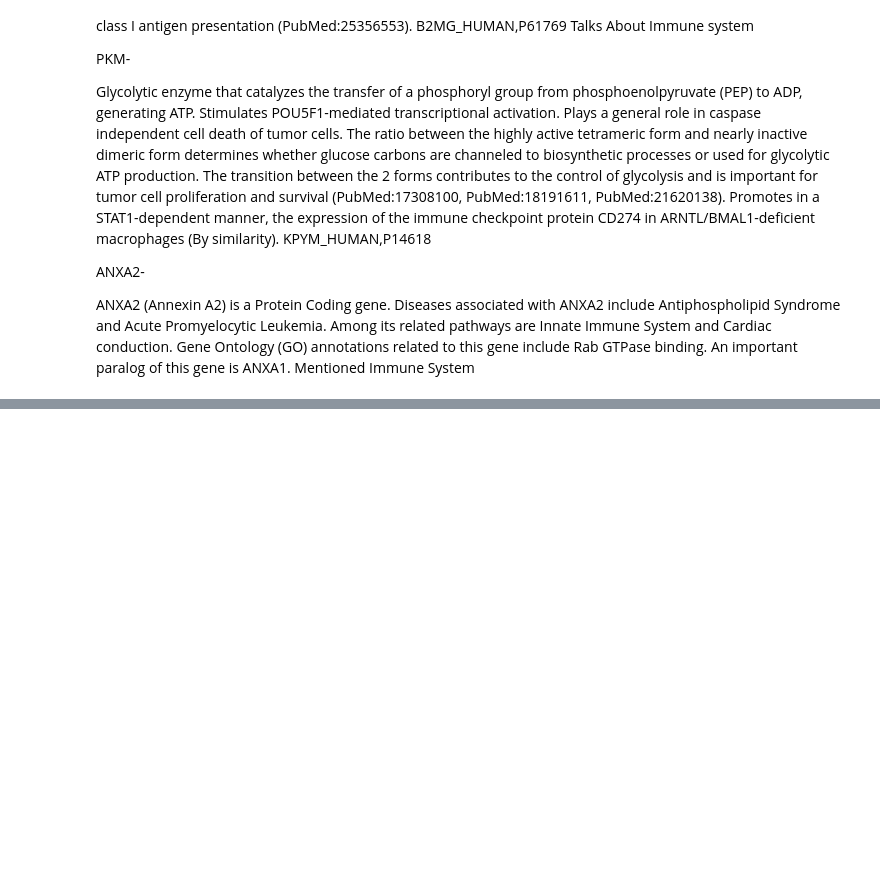
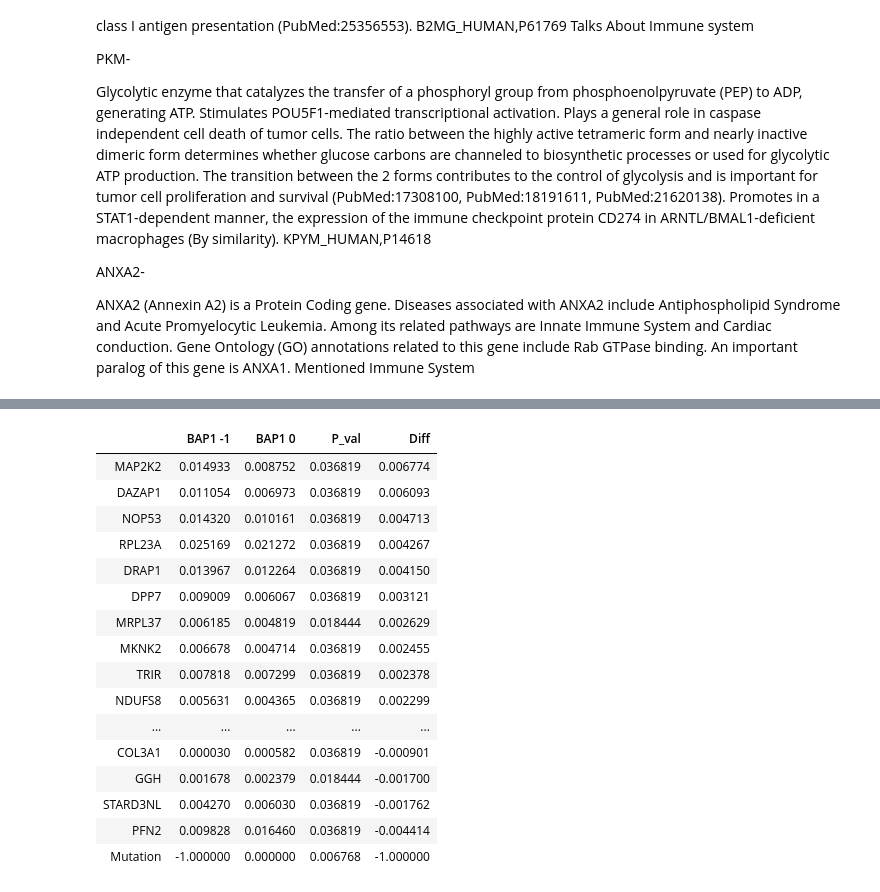
Before and after one commit to N8Grant/TripodsREU, a Jupyter notebook: scripts/PostdocAnalysis.ipynb, the cells around one changed output, grey strips where cells are left out. Cells and saved outputs as stored; diff of their text form; code cells hidden in the pictures; blank space fills up the shorter version.

```diff
--- a/scripts/PostdocAnalysis.ipynb
+++ b/scripts/PostdocAnalysis.ipynb
@@ -499,0 +576,3 @@ Mentioned Immune System
+# %%
+intersection = [gene for gene in list(median_df.index)[:30] if gene in list(mean_df.index)[:30]]
+median_df.loc[intersection,:].head(50)
@@ -499,0 +632,3 @@ Mentioned Immune System
+# %%
+for gene in intersection:
+    print(gene, mannwhitneyu(combined_df.loc[gene,bap1_groups[0]],combined_df.loc[gene,bap1_groups[1]]))
@@ -499,0 +650,8 @@ Mentioned Immune System
+# %%
+l = []
+for gene in list(combined_df.index):
+    if gene != 'TBCE':
+        m1,m2 = combined_df.loc[gene,bap1_groups[0]].values,combined_df.loc[gene,bap1_groups[1]].values
+        l.append([np.median(m2),np.median(m1),mannwhitneyu(m1,m2)[1]])
+p_val = pd.DataFrame(data=l, index = [g for g in list(combined_df.index) if g != 'TBCE'],columns = ["BAP1 -1","BAP1 0","P_val"])
+p_val.head()
@@ -499,0 +665,3 @@ Mentioned Immune System
+# %%
+p_val['Diff'] = mean_df.loc[p_val.index,"Diff"].values
+p_val.head()
@@ -499,0 +675,22 @@ Mentioned Immune System
+# %%
+p_val = p_val[p_val.P_val < .05]
+p_val = p_val.sort_values("Diff",ascending=False)
+p_val.head(50)
+# %% [output]
+|  | BAP1 -1 | BAP1 0 | P_val | Diff |
+| MAP2K2 | 0.014933 | 0.008752 | 0.036819 | 0.006774 |
+| DAZAP1 | 0.011054 | 0.006973 | 0.036819 | 0.006093 |
+| NOP53 | 0.014320 | 0.010161 | 0.036819 | 0.004713 |
+| RPL23A | 0.025169 | 0.021272 | 0.036819 | 0.004267 |
+| DRAP1 | 0.013967 | 0.012264 | 0.036819 | 0.004150 |
+| DPP7 | 0.009009 | 0.006067 | 0.036819 | 0.003121 |
+| MRPL37 | 0.006185 | 0.004819 | 0.018444 | 0.002629 |
+| MKNK2 | 0.006678 | 0.004714 | 0.036819 | 0.002455 |
+| TRIR | 0.007818 | 0.007299 | 0.036819 | 0.002378 |
+| NDUFS8 | 0.005631 | 0.004365 | 0.036819 | 0.002299 |
+| ... | ... | ... | ... | ... |
+| COL3A1 | 0.000030 | 0.000582 | 0.036819 | -0.000901 |
+| GGH | 0.001678 | 0.002379 | 0.018444 | -0.001700 |
+| STARD3NL | 0.004270 | 0.006030 | 0.036819 | -0.001762 |
+| PFN2 | 0.009828 | 0.016460 | 0.036819 | -0.004414 |
+| Mutation | -1.000000 | 0.000000 | 0.006768 | -1.000000 |
```
Also changed, not shown: parts of 14 cells of this notebook, 26 other files.
